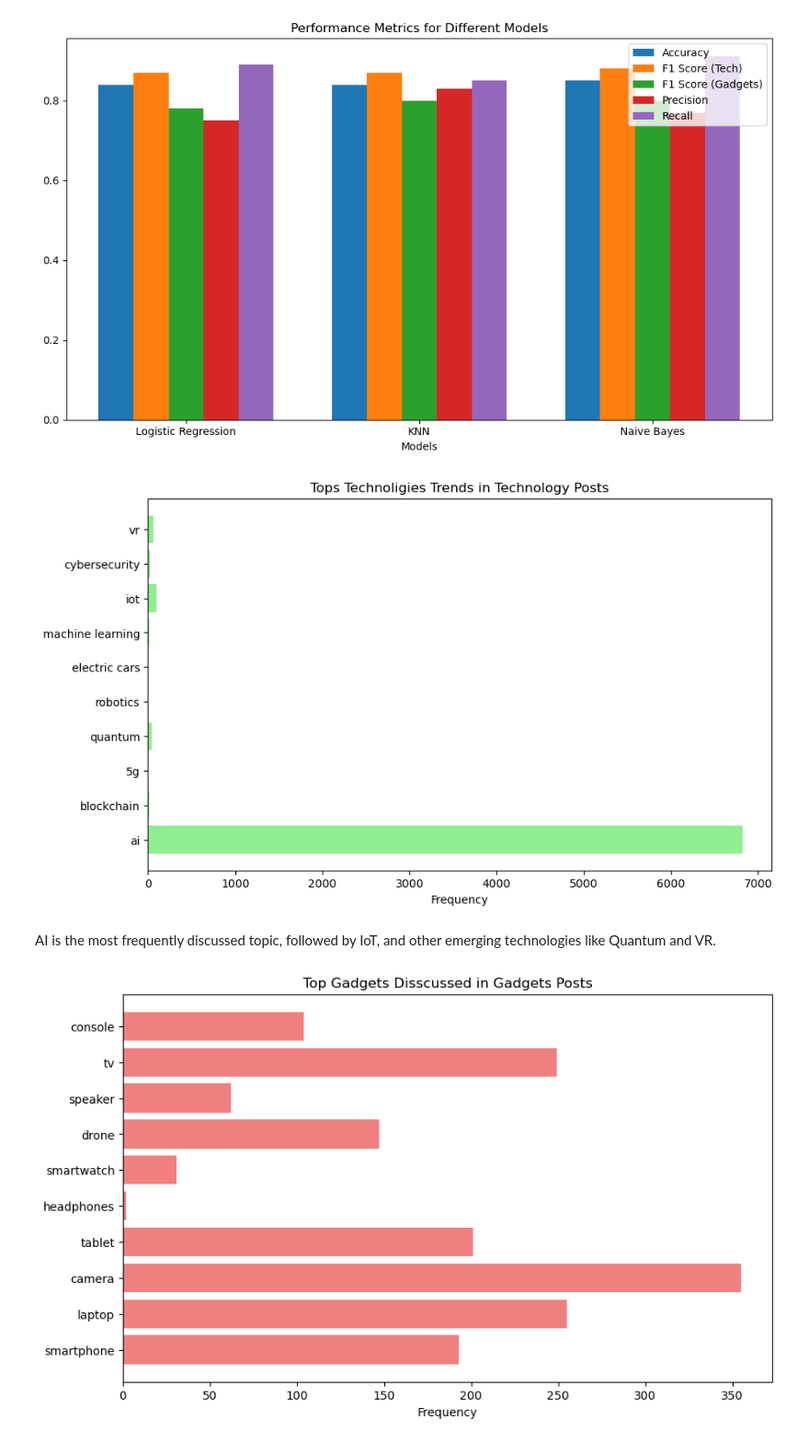
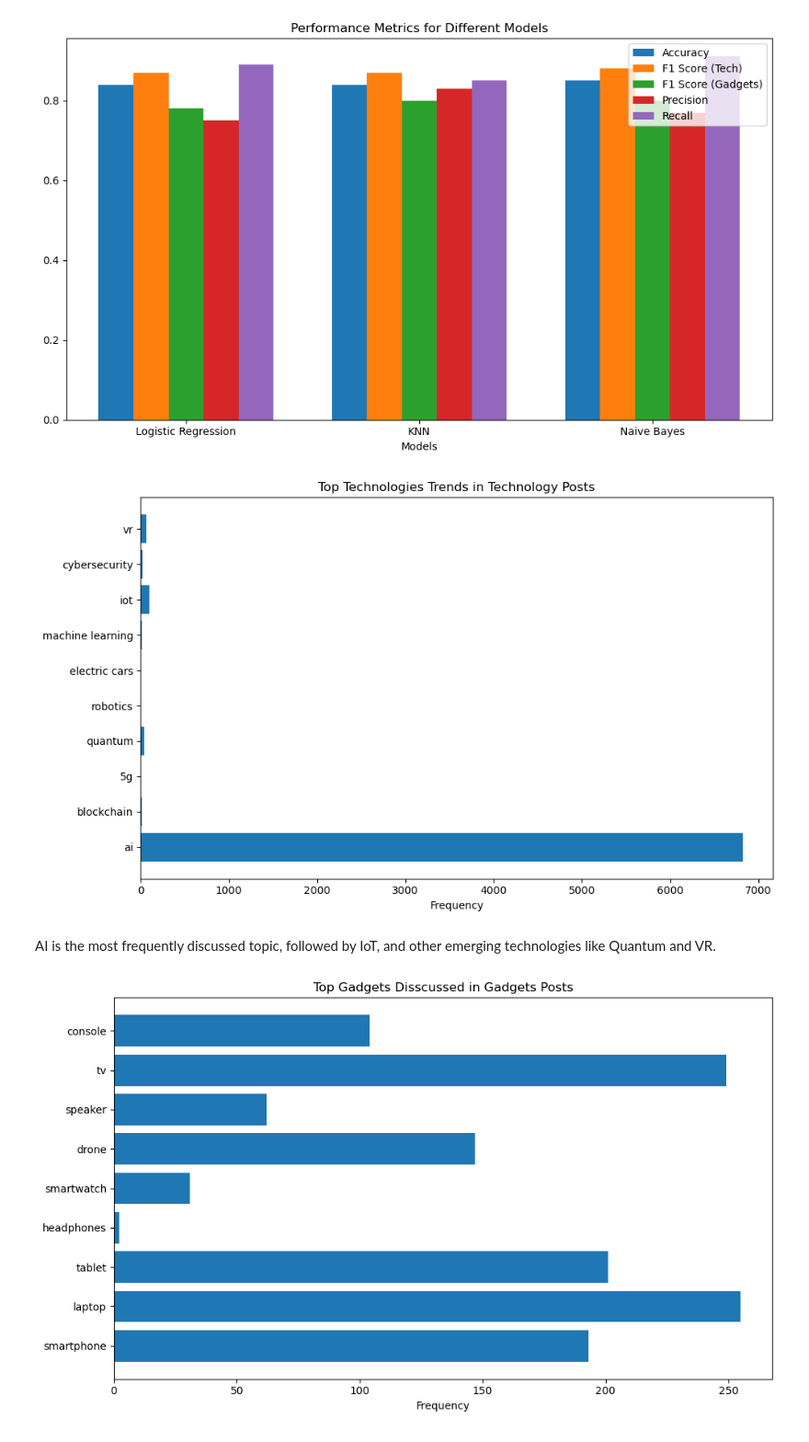
Before and after one commit to saima-abdullah/reddit-classification-nlp, a Jupyter notebook: code/3_classification_models.ipynb, the cells around one changed output. Shown at 92% size. Cells and saved outputs as stored; diff of their text form; code cells hidden in the pictures.

```diff
--- a/code/3_classification_models.ipynb
+++ b/code/3_classification_models.ipynb
@@ -428,35 +428,39 @@ for post in technology_posts:
         keyword_frequencies[keyword] += post.lower().count(keyword)
 
 plt.figure(figsize=(10, 6))
-plt.barh(list(keyword_frequencies.keys()), list(keyword_frequencies.values()), color='lightgreen')
+plt.barh(list(keyword_frequencies.keys()), list(keyword_frequencies.values()))
 plt.xlabel('Frequency')
-plt.title('Tops Technoligies Trends in Technology Posts');
+plt.title('Top Technologies Trends in Technology Posts');
+plt.tight_layout()
+plt.savefig('../img/top_technoligies_trend.png')
 # %% [output]
-[figure, old version]
+[figure, new version]
 # %% [markdown]
  AI is the most frequently discussed topic, followed by  IoT, and other emerging technologies like Quantum and VR.
 # %%
 #show top gadgets disscued in technology post
-gadget_keywords = ['smartphone', 'laptop', 'camera', 'tablet', 'headphones', 'smartwatch', 'drone', 'speaker', 'tv', 'console']
+gadget_keywords = ['smartphone', 'laptop', 'tablet', 'headphones', 'smartwatch', 'drone', 'speaker', 'tv', 'console']
 
 
 gadget_keyword_frequencies = {key: 0 for key in gadget_keywords}
 
 gadget_posts = data[data['subreddit'] == 'gadgets']['processed_text']  # Filter posts labeled as "gadgets"
 
 
 
 for post in gadget_posts:
     for keyword in gadget_keywords:
         gadget_keyword_frequencies[keyword] += post.lower().count(keyword)
 
 
 
 plt.figure(figsize=(10, 6))
-plt.barh(list(gadget_keyword_frequencies.keys()), list(gadget_keyword_frequencies.values()), color='lightcoral')
+plt.barh(list(gadget_keyword_frequencies.keys()), list(gadget_keyword_frequencies.values()))
 plt.xlabel('Frequency')
 
 plt.title('Top Gadgets Disscussed in Gadgets Posts');
+plt.tight_layout()
+plt.savefig('../img/Top_Gadgets.png')
 # %% [output]
-[figure, old version]
+[figure, new version]
 # %% [markdown]
```
Also changed, not shown: parts of 1 cell of this notebook, 6 other files.
